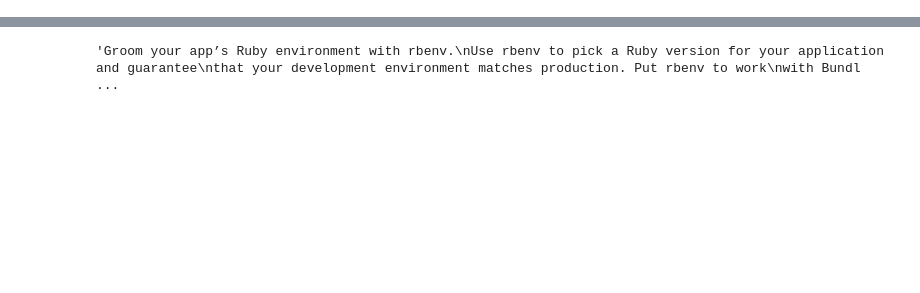
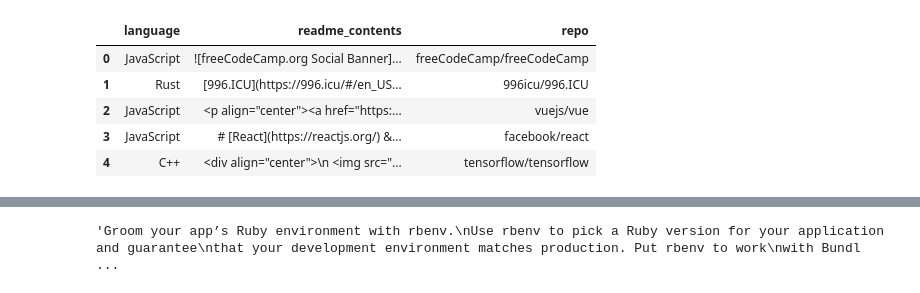
Before and after one commit to pellegrino-nlp/nlp_project, a Jupyter notebook: faith_starting.ipynb, the cells around one changed output, grey strips where cells are left out. Drawn from its saved outputs; the diff is of its cells as text; code cells hidden in the pictures; blank space fills up the shorter version.

```diff
--- a/faith_starting.ipynb
+++ b/faith_starting.ipynb
@@ -15,0 +21,11 @@ response = get(url, headers=headers)
+# %%
+df = pd.read_json('data.json')
+# %%
+df.head()
+# %% [output]
+|  | language | readme_contents | repo |
+| 0 | JavaScript | ![freeCodeCamp.org Social Banner]... | freeCodeCamp/freeCodeCamp |
+| 1 | Rust | [996.ICU](https://996.icu/#/en_US... | 996icu/996.ICU |
+| 2 | JavaScript | <p align="center"><a href="https:... | vuejs/vue |
+| 3 | JavaScript | # [React](https://reactjs.org/) &... | facebook/react |
+| 4 | C++ | <div align="center">\n <img src="... | tensorflow/tensorflow |
```
Also changed, not shown: parts of 25 cells of this notebook, 1 other file.
